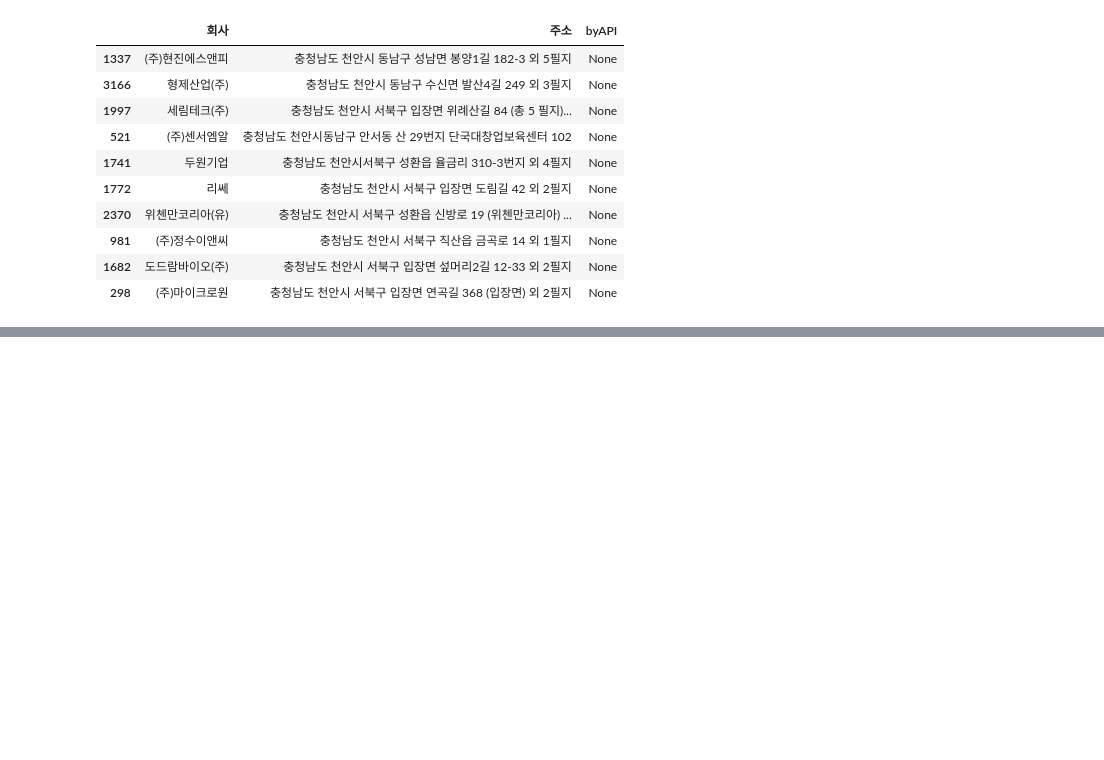
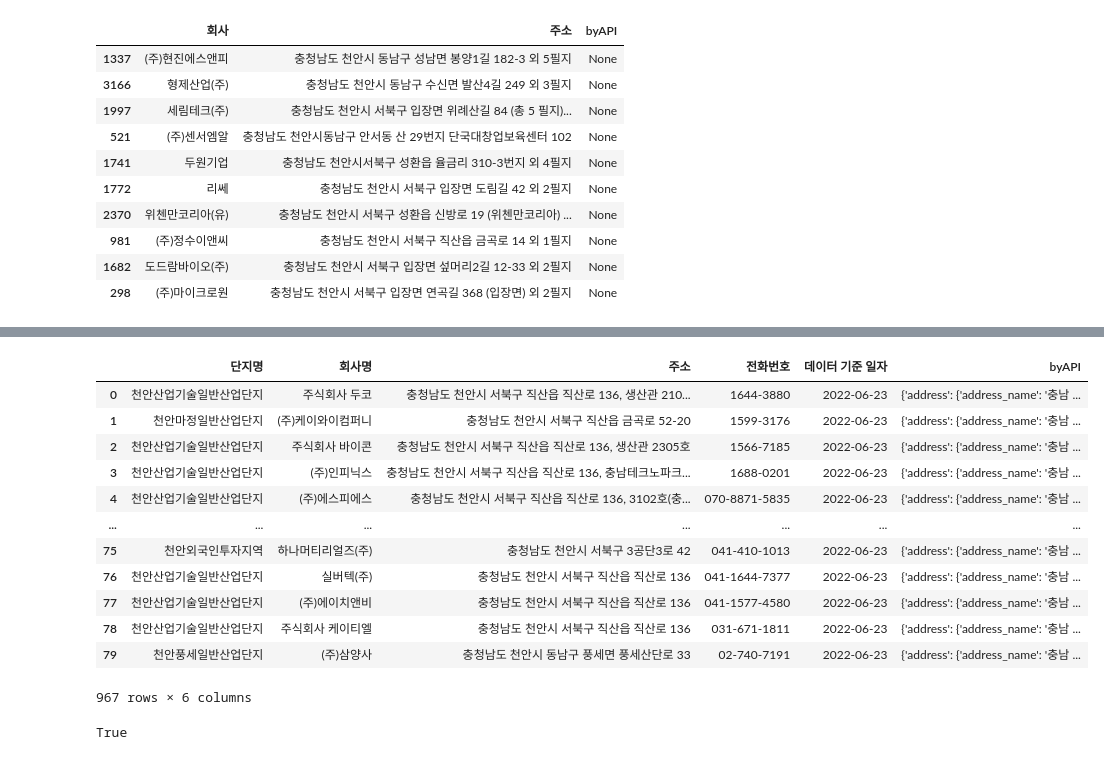
Before and after one commit to LGHelloVisionProj/Data_Visualization, a Jupyter notebook: 천안시_CodeDir/회사데이터전처리.ipynb, the cells around one changed output, grey strips where cells are left out. Cells and saved outputs as stored; diff of their text form; code cells hidden in the pictures; blank space fills up the shorter version.

```diff
--- a/천안시_CodeDir/회사데이터전처리.ipynb
+++ b/천안시_CodeDir/회사데이터전처리.ipynb
@@ -191,0 +249,3 @@ cmp2F.to_csv('/Users/iseunghyeon/Desktop/프로젝트/data/제
+# %%
+cmpT = pd.read_pickle('/Users/iseunghyeon/Desktop/프로젝트/data/산업단지/cmpT.pickle')
+cmpT
@@ -191,0 +283,20 @@ cmp2F.to_csv('/Users/iseunghyeon/Desktop/프로젝트/data/제
+# %%
+# cmpT
+concat_cmpT = pd.concat([cmpT,cmp2T],axis=0)
+concat_cmpT
+print(len(cmpT)+len(cmp2T)==len(concat_cmpT))
+# %% [output]
+|  | 단지명 | 회사명 | 주소 | 전화번호 | 데이터 기준 일자 | byAPI |
+| 0 | 천안산업기술일반산업단지 | 주식회사 두코 | 충청남도 천안시 서북구 직산읍 직산로 136, 생산관 210... | 1644-3880 | 2022-06-23 | {'address': {'address_name': '충남 ... |
+| 1 | 천안마정일반산업단지 | (주)케이와이컴퍼니 | 충청남도 천안시 서북구 직산읍 금곡로 52-20 | 1599-3176 | 2022-06-23 | {'address': {'address_name': '충남 ... |
+| 2 | 천안산업기술일반산업단지 | 주식회사 바이콘 | 충청남도 천안시 서북구 직산읍 직산로 136, 생산관 2305호 | 1566-7185 | 2022-06-23 | {'address': {'address_name': '충남 ... |
+| 3 | 천안산업기술일반산업단지 | (주)인피닉스 | 충청남도 천안시 서북구 직산읍 직산로 136, 충남테크노파크... | 1688-0201 | 2022-06-23 | {'address': {'address_name': '충남 ... |
+| 4 | 천안산업기술일반산업단지 | (주)에스피에스 | 충청남도 천안시 서북구 직산읍 직산로 136, 3102호(충... | 070-8871-5835 | 2022-06-23 | {'address': {'address_name': '충남 ... |
+| ... | ... | ... | ... | ... | ... | ... |
+| 75 | 천안외국인투자지역 | 하나머티리얼즈(주) | 충청남도 천안시 서북구 3공단3로 42 | 041-410-1013 | 2022-06-23 | {'address': {'address_name': '충남 ... |
+| 76 | 천안산업기술일반산업단지 | 실버텍(주) | 충청남도 천안시 서북구 직산읍 직산로 136 | 041-1644-7377 | 2022-06-23 | {'address': {'address_name': '충남 ... |
+| 77 | 천안산업기술일반산업단지 | (주)에이치앤비 | 충청남도 천안시 서북구 직산읍 직산로 136 | 041-1577-4580 | 2022-06-23 | {'address': {'address_name': '충남 ... |
+| 78 | 천안산업기술일반산업단지 | 주식회사 케이티엘 | 충청남도 천안시 서북구 직산읍 직산로 136 | 031-671-1811 | 2022-06-23 | {'address': {'address_name': '충남 ... |
+| 79 | 천안풍세일반산업단지 | (주)삼양사 | 충청남도 천안시 동남구 풍세면 풍세산단로 33 | 02-740-7191 | 2022-06-23 | {'address': {'address_name': '충남 ... |
+967 rows × 6 columns
+True
```
Also changed, not shown: parts of 32 cells of this notebook, 4 other files.
